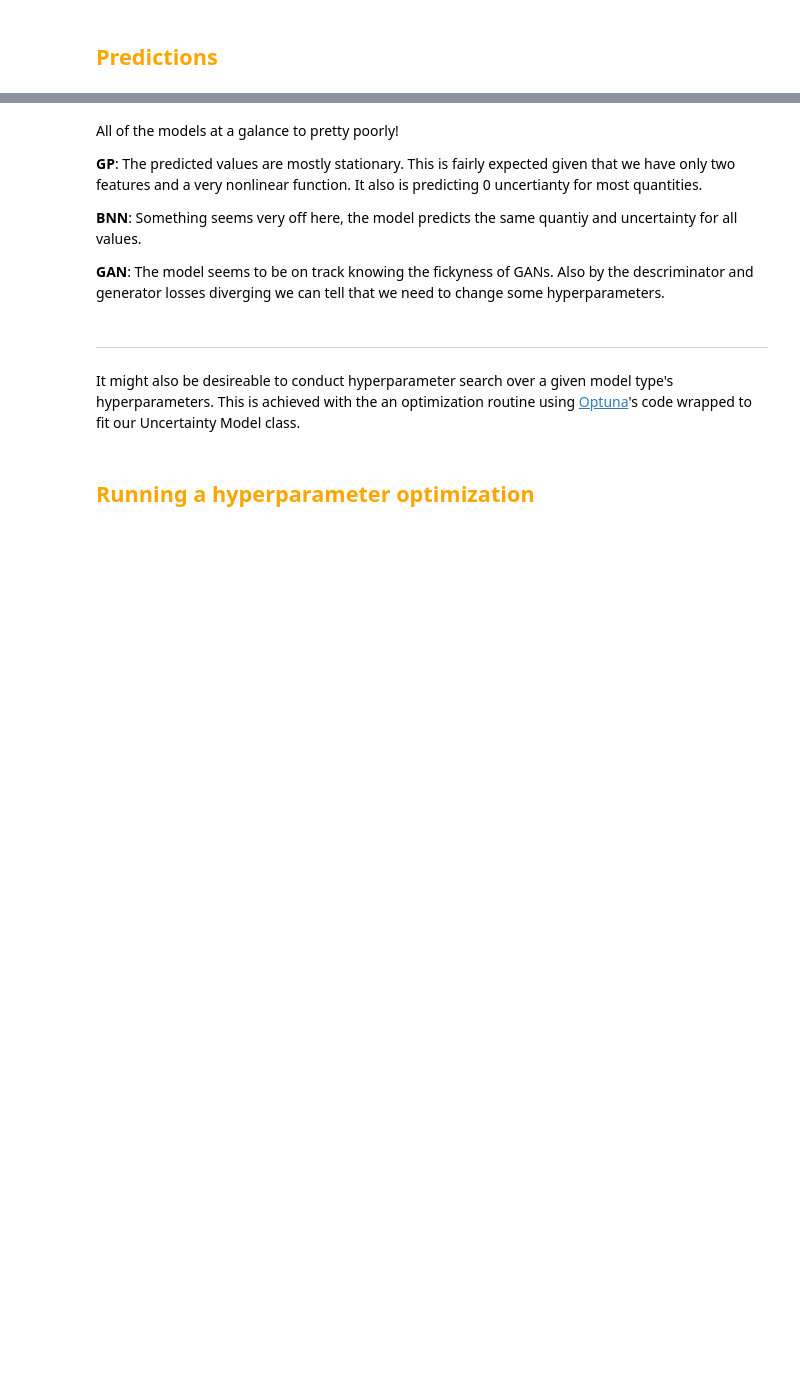
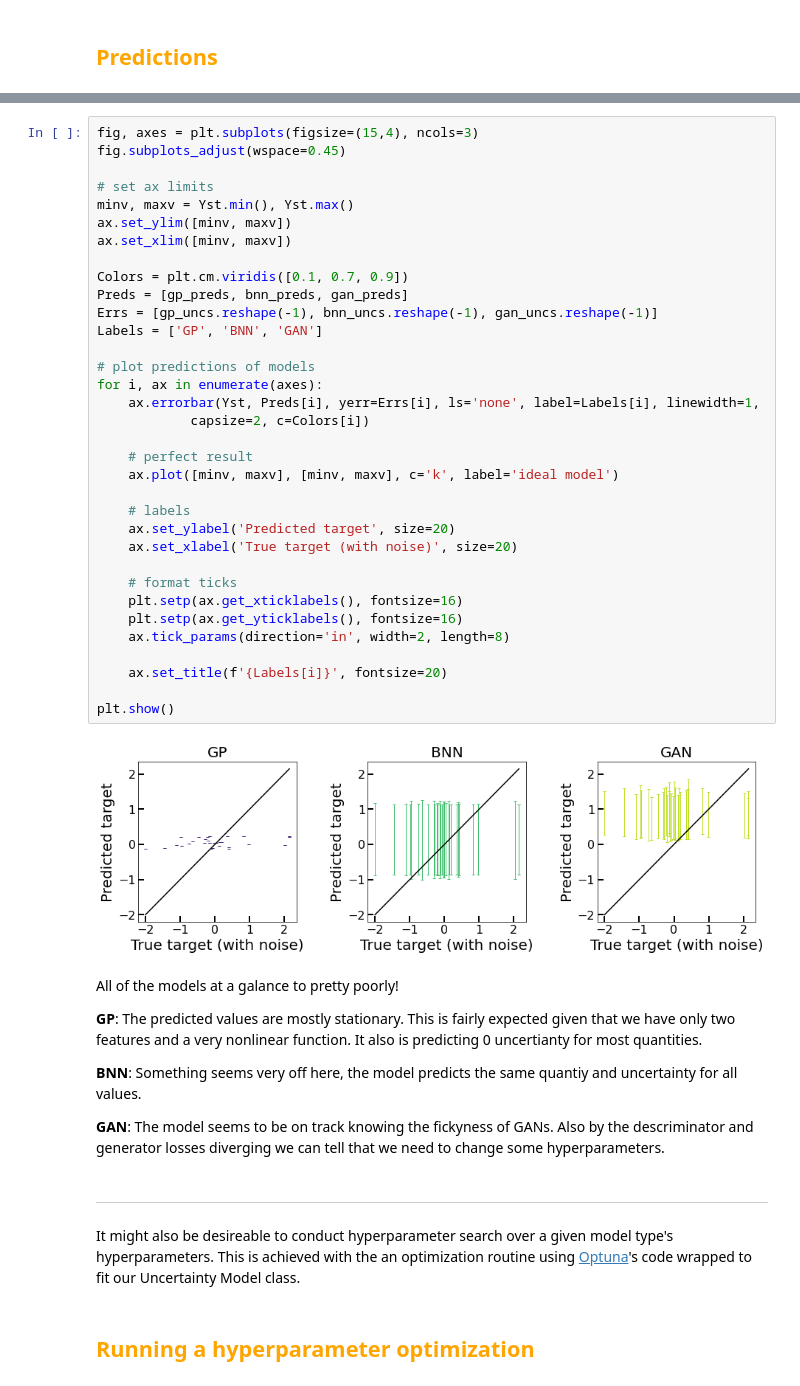
Before and after one commit to GANdy-team/GANdy, a Jupyter notebook: examples/Package_demo.ipynb, the cells around one changed output, grey strips where cells are left out. Cells and saved outputs as stored; diff of their text form; blank space fills up the shorter version.

```diff
--- a/examples/Package_demo.ipynb
+++ b/examples/Package_demo.ipynb
@@ -206,3 +234,39 @@ plt.legend()
+# %%
+fig, axes = plt.subplots(figsize=(15,4), ncols=3)
+fig.subplots_adjust(wspace=0.45)
+
+# set ax limits
+minv, maxv = Yst.min(), Yst.max()
+ax.set_ylim([minv, maxv])
+ax.set_xlim([minv, maxv])
+
+Colors = plt.cm.viridis([0.1, 0.7, 0.9])
+Preds = [gp_preds, bnn_preds, gan_preds]
+Errs = [gp_uncs.reshape(-1), bnn_uncs.reshape(-1), gan_uncs.reshape(-1)]
+Labels = ['GP', 'BNN', 'GAN']
+
+# plot predictions of models
+for i, ax in enumerate(axes):
+    ax.errorbar(Yst, Preds[i], yerr=Errs[i], ls='none', label=Labels[i], linewidth=1,
+            capsize=2, c=Colors[i])
+
+    # perfect result
+    ax.plot([minv, maxv], [minv, maxv], c='k', label='ideal model')
+
+    # labels
+    ax.set_ylabel('Predicted target', size=20)
+    ax.set_xlabel('True target (with noise)', size=20)
+
+    # format ticks
+    plt.setp(ax.get_xticklabels(), fontsize=16)
+    plt.setp(ax.get_yticklabels(), fontsize=16)
+    ax.tick_params(direction='in', width=2, length=8)
+
+    ax.set_title(f'{Labels[i]}', fontsize=20)
+
+plt.show()
+# %% [output]
+[figure, added]
 # %% [markdown]
 All of the models at a galance to pretty poorly!
 
```
Also changed, not shown: parts of 13 cells of this notebook.
